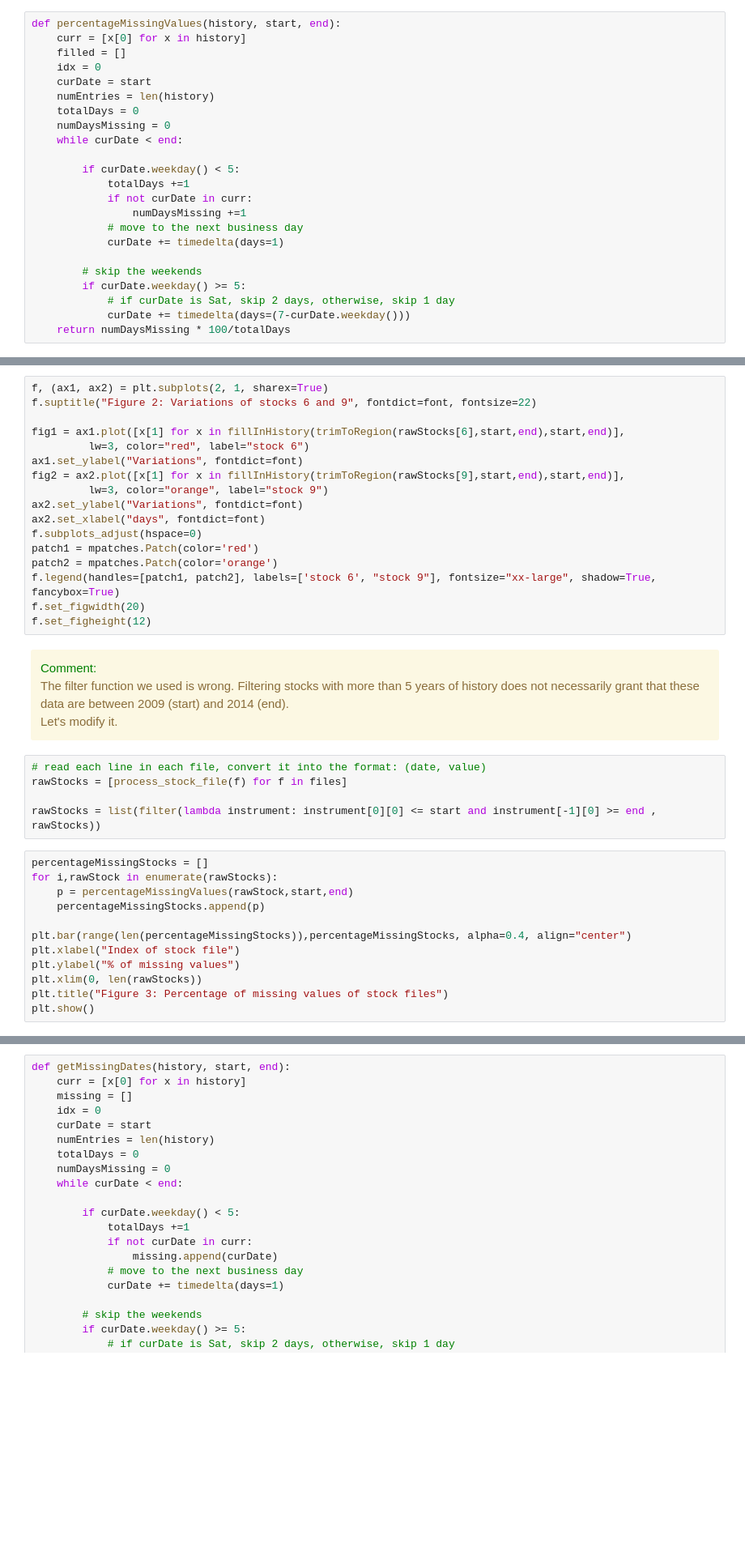
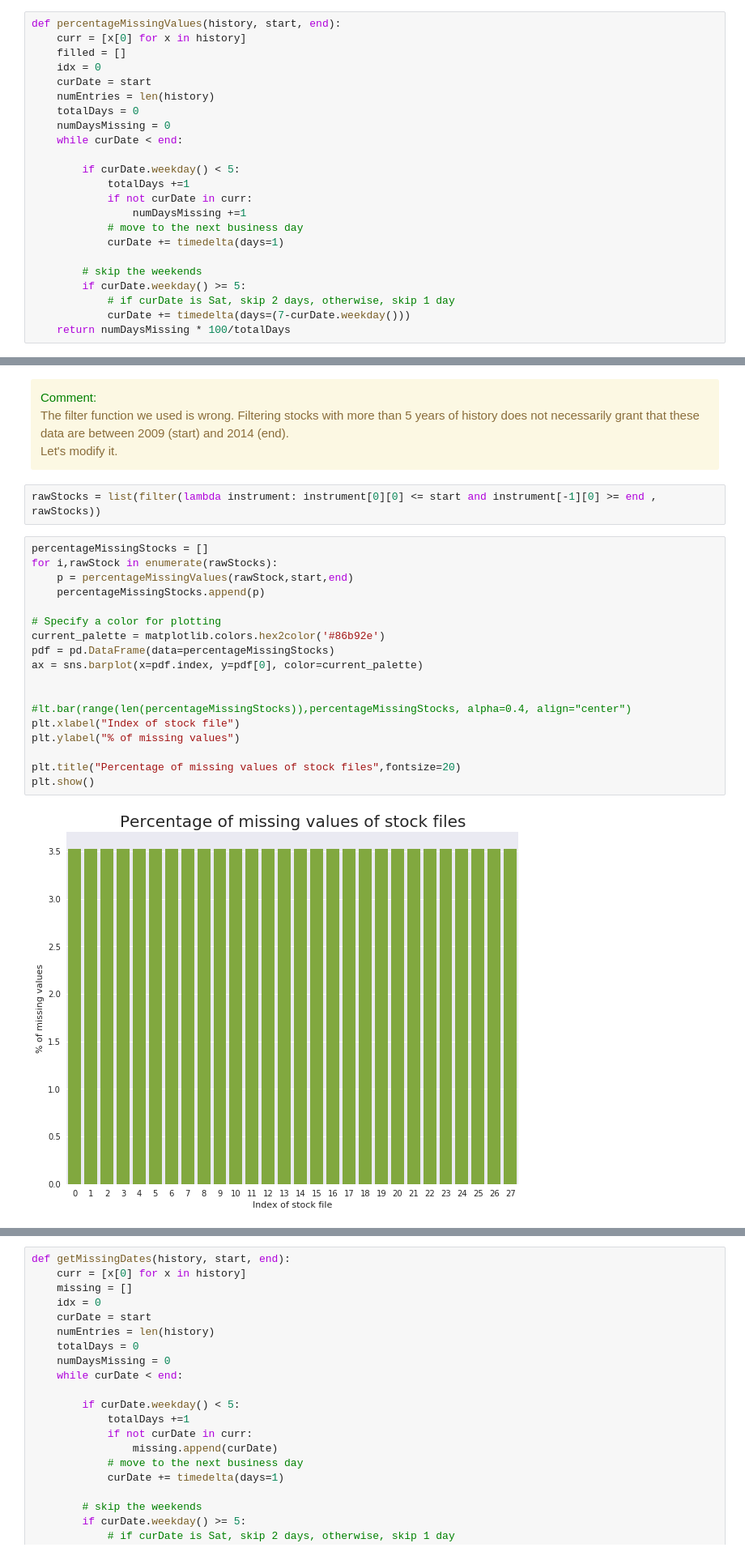
Before and after one commit to sgiammy/AML-course, a Jupyter notebook: MC/MC.ipynb, the cells around one changed output, grey strips where cells are left out. Shown at 81% size. Cells and saved outputs as stored; diff of their text form; blank space fills up the shorter version.

```diff
--- a/MC/MC.ipynb
+++ b/MC/MC.ipynb
@@ -745,21 +786,4 @@ We can notice that two stocks don't have 5 years of history records (we have jus
 </div>
-# %%
-f, (ax1, ax2) = plt.subplots(2, 1, sharex=True)
-f.suptitle("Figure 2: Variations of stocks 6 and 9", fontdict=font, fontsize=22)
-
-fig1 = ax1.plot([x[1] for x in fillInHistory(trimToRegion(rawStocks[6],start,end),start,end)],
-         lw=3, color="red", label="stock 6")
-ax1.set_ylabel("Variations", fontdict=font)
-fig2 = ax2.plot([x[1] for x in fillInHistory(trimToRegion(rawStocks[9],start,end),start,end)],
-         lw=3, color="orange", label="stock 9")
-ax2.set_ylabel("Variations", fontdict=font)
-ax2.set_xlabel("days", fontdict=font)
-f.subplots_adjust(hspace=0)
-patch1 = mpatches.Patch(color='red')
-patch2 = mpatches.Patch(color='orange')
-f.legend(handles=[patch1, patch2], labels=['stock 6', "stock 9"], fontsize="xx-large", shadow=True, fancybox=True)
-f.set_figwidth(20)
-f.set_figheight(12)
 # %% [markdown]
 <div class="alert alert-warning">
 <font color="green">Comment:</font><br>
@@ -767,22 +791,27 @@ The filter function we used is wrong. Filtering stocks with more than 5 years of
 Let's modify it.
 </div>
 # %%
-# read each line in each file, convert it into the format: (date, value)
-rawStocks = [process_stock_file(f) for f in files]
-
 rawStocks = list(filter(lambda instrument: instrument[0][0] <= start and instrument[-1][0] >= end , rawStocks))
 # %%
 percentageMissingStocks = []
 for i,rawStock in enumerate(rawStocks):
     p = percentageMissingValues(rawStock,start,end)
     percentageMissingStocks.append(p)
 
-plt.bar(range(len(percentageMissingStocks)),percentageMissingStocks, alpha=0.4, align="center")
+# Specify a color for plotting
+current_palette = matplotlib.colors.hex2color('#86b92e')
+pdf = pd.DataFrame(data=percentageMissingStocks)
+ax = sns.barplot(x=pdf.index, y=pdf[0], color=current_palette)
+
+
+#lt.bar(range(len(percentageMissingStocks)),percentageMissingStocks, alpha=0.4, align="center")
 plt.xlabel("Index of stock file")
 plt.ylabel("% of missing values")
-plt.xlim(0, len(rawStocks))
-plt.title("Figure 3: Percentage of missing values of stock files")
+
+plt.title("Percentage of missing values of stock files",fontsize=20)
 plt.show()
+# %% [output]
+[figure, added]
 # %% [markdown]
 <div class="alert alert-warning">
 <font color="green">Finally:</font><br>
```
Also changed, not shown: parts of 23 cells of this notebook.
